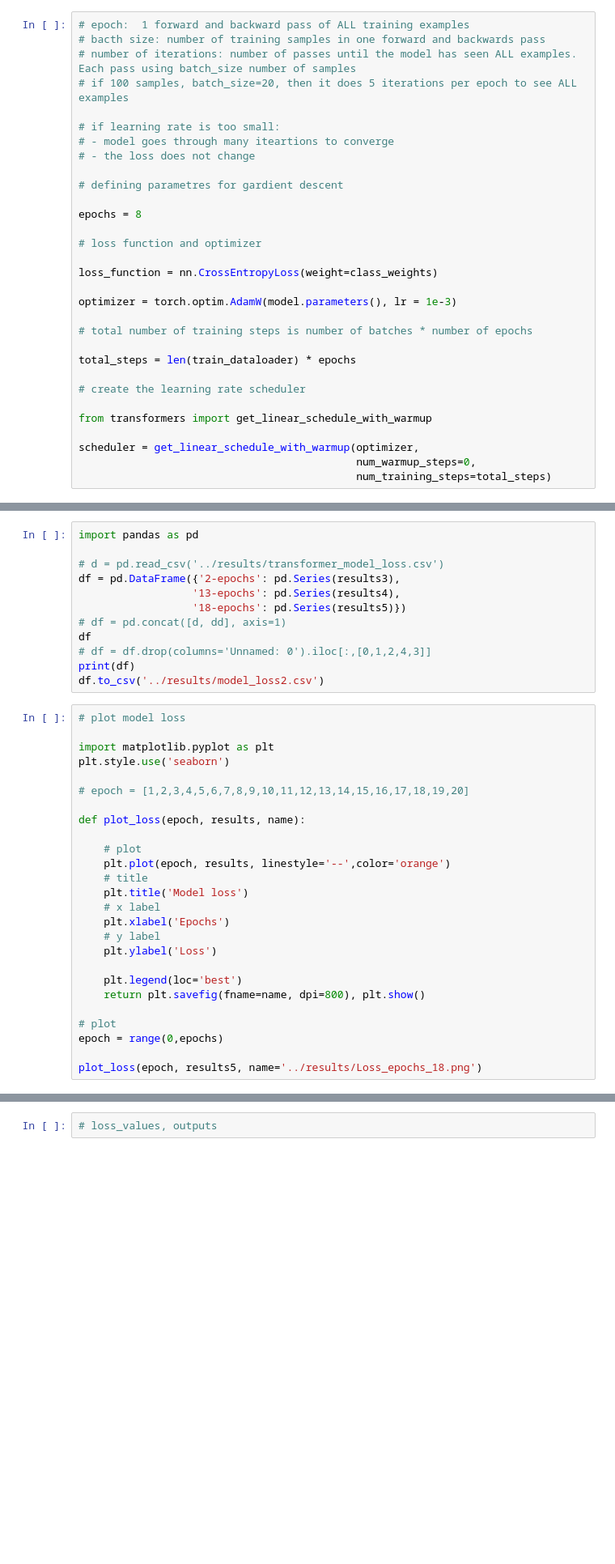
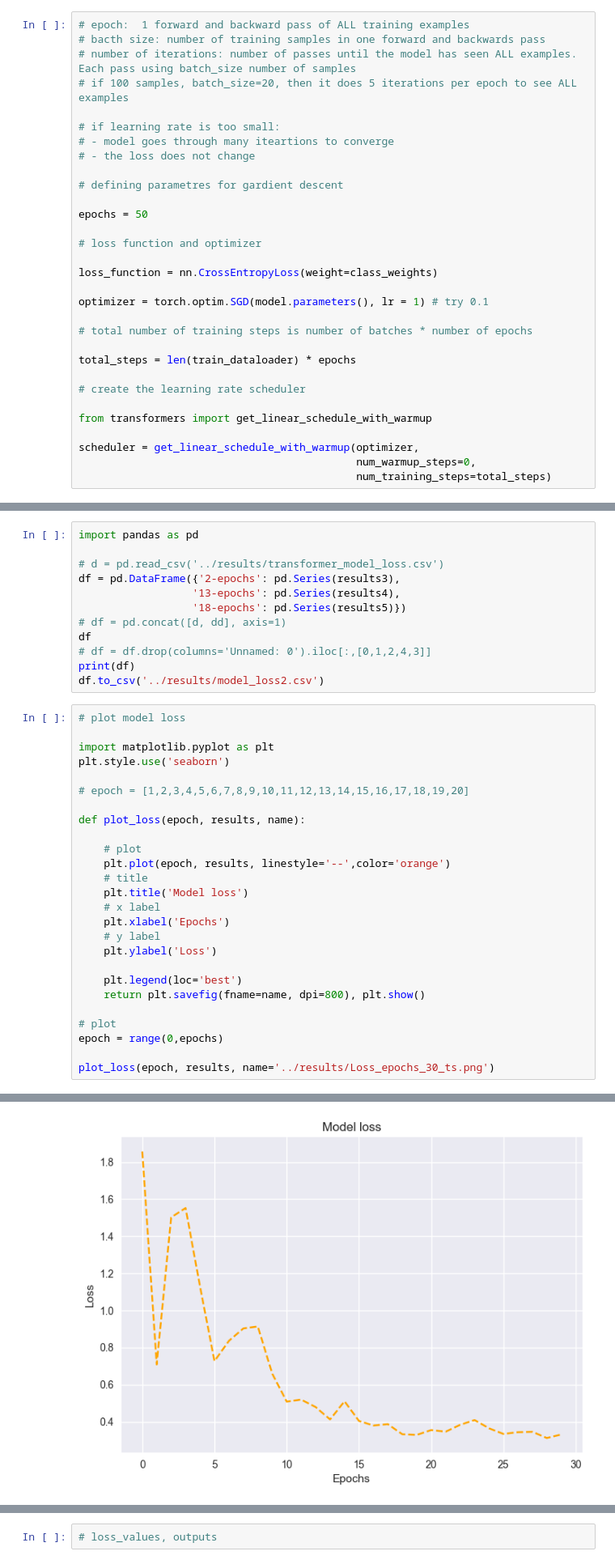
Before and after one commit to vberdejoespinola/translate-text-classifier-spanish, a Jupyter notebook: scripts/4.model_training_transformers_custom.ipynb, the cells around one changed output, grey strips where cells are left out. Shown: that part at 81% size. Cells and saved outputs as stored; diff of their text form; blank space fills up the shorter version.

```diff
--- a/scripts/4.model_training_transformers_custom.ipynb
+++ b/scripts/4.model_training_transformers_custom.ipynb
@@ -96,13 +134,13 @@ test_dataloader = DataLoader(test_xlm, batch_size=batch_size)
 
 # defining parametres for gardient descent
 
-epochs = 8
+epochs = 50
 
 # loss function and optimizer
 
 loss_function = nn.CrossEntropyLoss(weight=class_weights)
 
-optimizer = torch.optim.AdamW(model.parameters(), lr = 1e-3)
+optimizer = torch.optim.SGD(model.parameters(), lr = 1) # try 0.1
 
 # total number of training steps is number of batches * number of epochs
 
@@ -232,4 +430,5 @@ def plot_loss(epoch, results, name):
 # plot
 epoch = range(0,epochs)
 
-plot_loss(epoch, results5, name='../results/Loss_epochs_18.png')
+plot_loss(epoch, results, name='../results/Loss_epochs_30_ts.png')
+# %% [output]
@@ -235,0 +436 @@ plot_loss(epoch, results5, name='../results/Loss_epochs_18.png')
+[figure, added]
```
Also changed, not shown: parts of 17 cells of this notebook, 29 other files.
